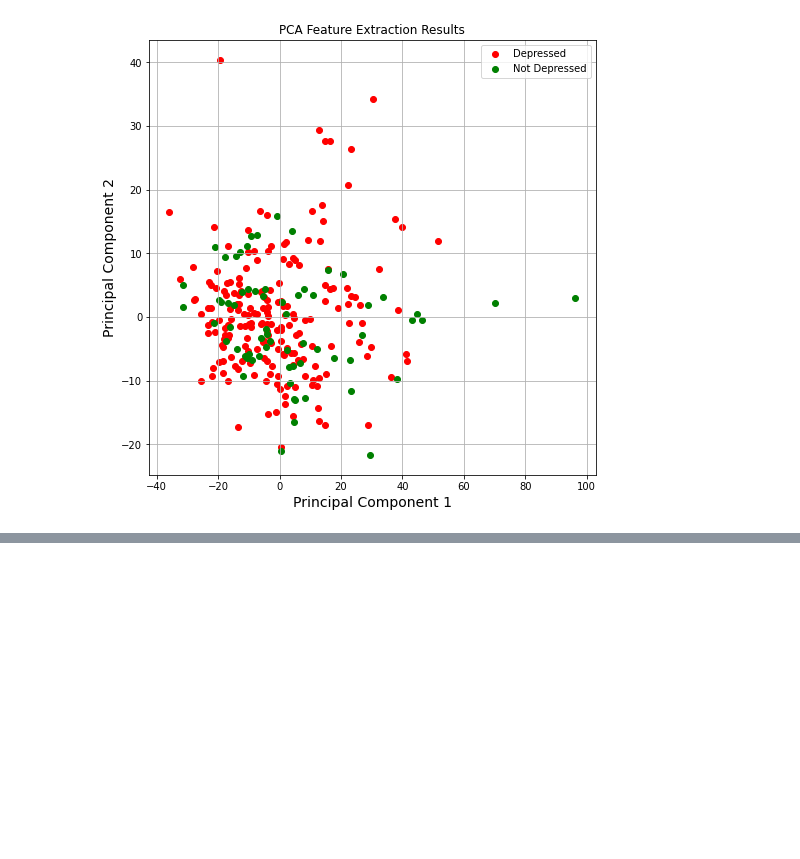
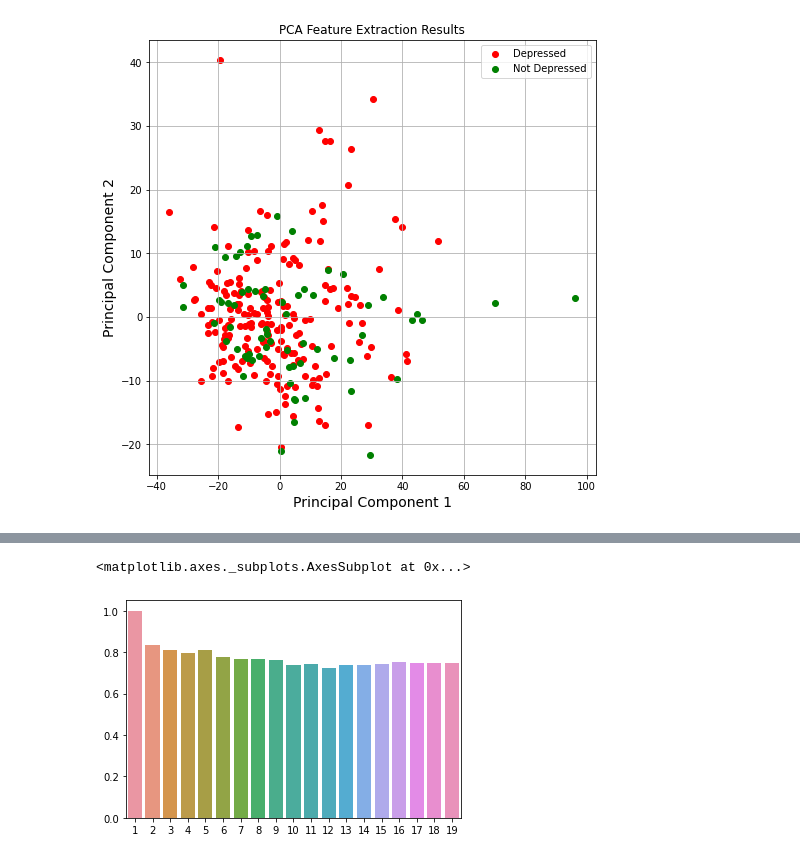
Before and after one commit to LCherop/EEG-based-Classification-of-Behavioural-Symptoms-of-Depression, a Jupyter notebook: Analysis_and_Classification_of_Behavioural_Symptoms_of_Depression_using_KNN.ipynb, the cells around one changed output, grey strips where cells are left out. Drawn from its saved outputs; the diff is of its cells as text; code cells hidden in the pictures; blank space fills up the shorter version.

```diff
--- a/Analysis_and_Classification_of_Behavioural_Symptoms_of_Depression_using_KNN.ipynb
+++ b/Analysis_and_Classification_of_Behavioural_Symptoms_of_Depression_using_KNN.ipynb
@@ -372,0 +465,19 @@ plt.grid()
+# %%
+#PCA
+k_values = list(range(1,20))
+accuracy_list = []
+
+
+for k in k_values:
+  pca = PCA(n_components = 2)
+  X_pca = pca.fit_transform(X)
+  knn_model = KNeighborsClassifier(n_neighbors = k)
+  knn_model.fit(X_pca,y)
+  y_pred_pcc = knn_model.predict(X_pca)
+  accuracy_list.append(metrics.accuracy_score(y,y_pred_pcc))
+
+# plotting k-value vs accuracy plot
+sb.barplot(k_values, accuracy_list)
+# %% [output]
+<matplotlib.axes._subplots.AxesSubplot at 0x...>
+[figure, added]
```
Also changed, not shown: parts of 24 cells of this notebook.
